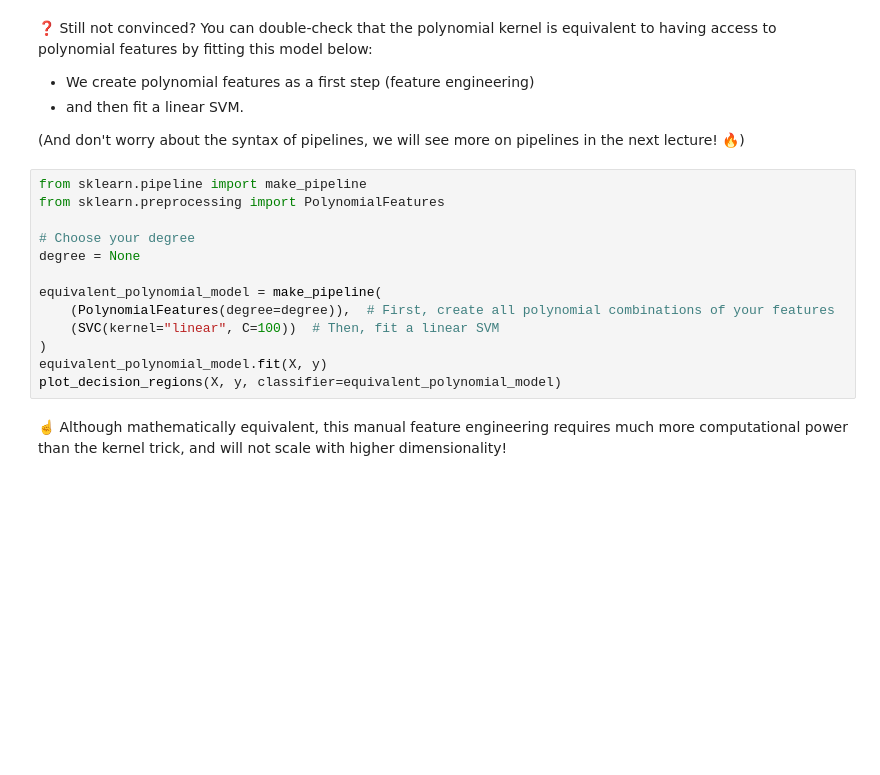
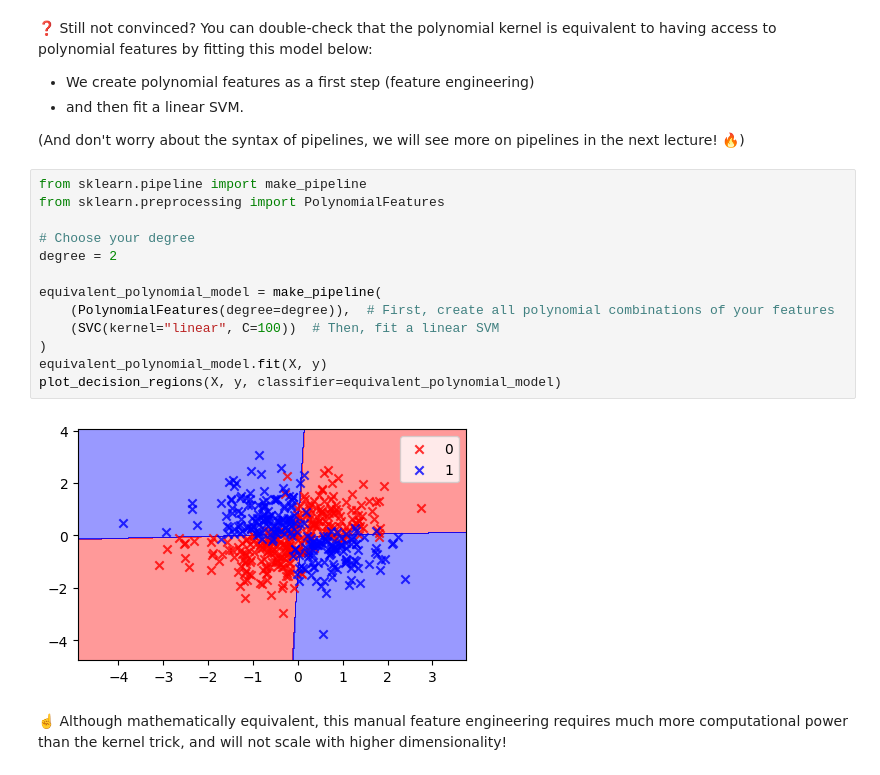
Before and after one commit to ParissaPeimaniyfard/data-svm, a Jupyter notebook: SVM.ipynb, the cells around one changed output. Drawn from its saved outputs; the diff is of its cells as text; blank space fills up the shorter version.

```diff
--- a/SVM.ipynb
+++ b/SVM.ipynb
@@ -253,16 +274,18 @@ print(result.check())
 # %%
 from sklearn.pipeline import make_pipeline
 from sklearn.preprocessing import PolynomialFeatures
 
 # Choose your degree
-degree = None
+degree = 2
 
 equivalent_polynomial_model = make_pipeline(
     (PolynomialFeatures(degree=degree)),  # First, create all polynomial combinations of your features
     (SVC(kernel="linear", C=100))  # Then, fit a linear SVM
 )
 equivalent_polynomial_model.fit(X, y)
 plot_decision_regions(X, y, classifier=equivalent_polynomial_model)
+# %% [output]
+[figure, added]
 # %% [markdown]
 ☝️ Although mathematically equivalent, this manual feature engineering requires much more computational power than the kernel trick, and will not scale with higher dimensionality!
 # %% [markdown]
```
Also changed, not shown: parts of 14 cells of this notebook, 1 other file.
